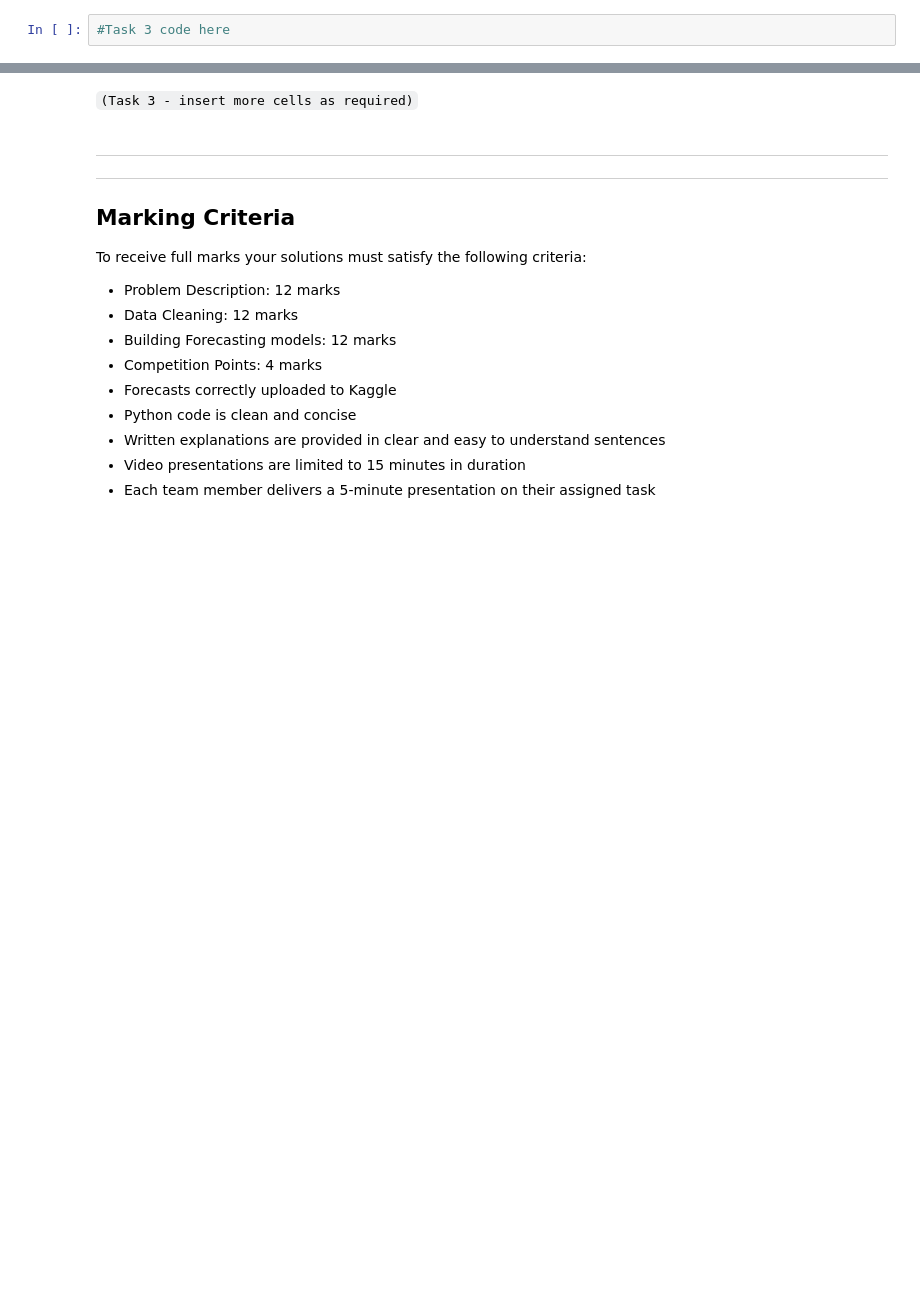
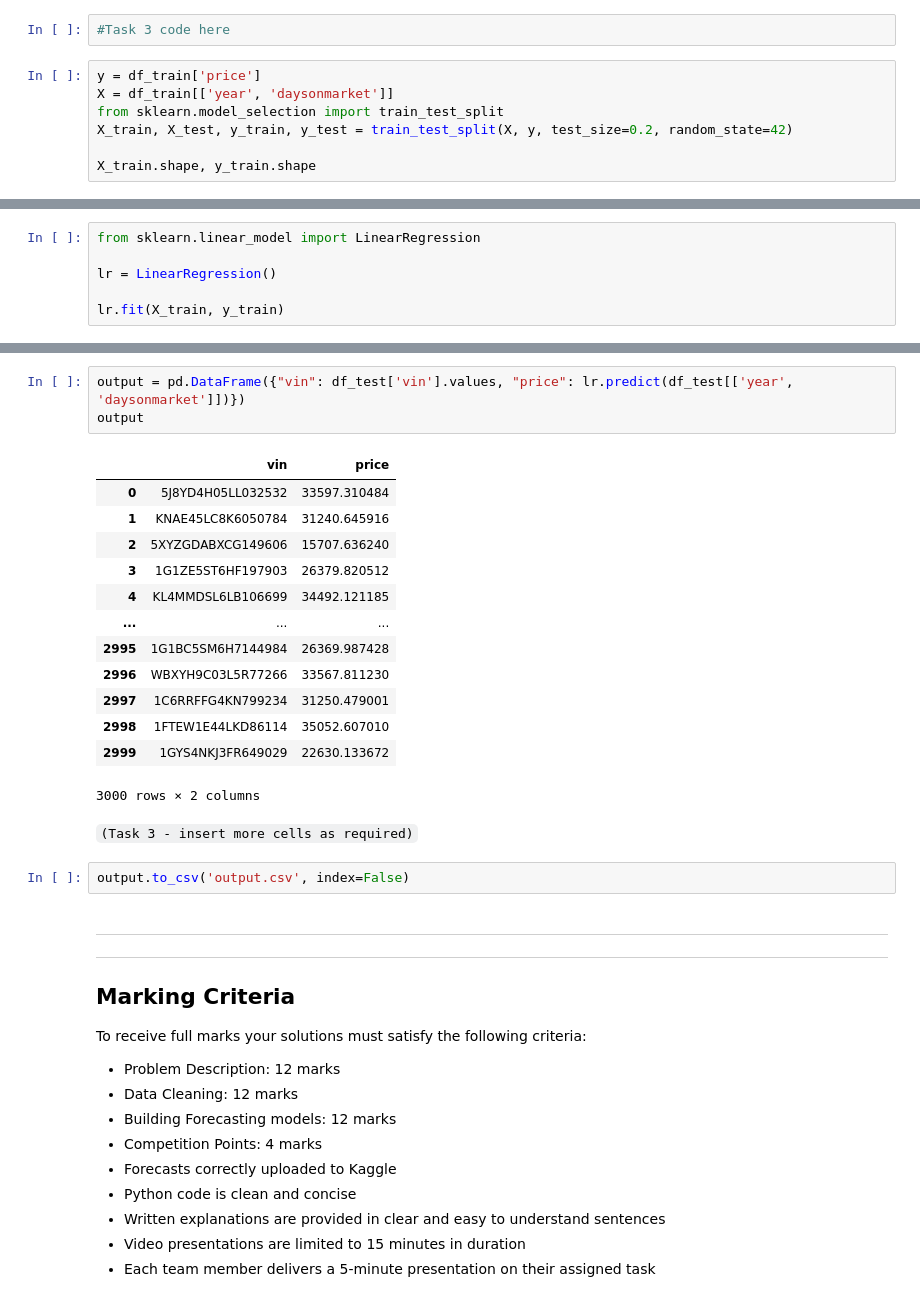
Before and after one commit to Tomor4341/Used-Car-Sales-Analysis, a Jupyter notebook: S1_2024_BUSA3020.ipynb, the cells around one changed output, grey strips where cells are left out. Saved outputs shown, nothing was run; the diff lists cells and outputs as text; blank space fills up the shorter version.

```diff
--- a/S1_2024_BUSA3020.ipynb
+++ b/S1_2024_BUSA3020.ipynb
@@ -352,3 +359,10 @@ Make sure you **clearly explain each step** you do both in Markdown and on the r
 Student in charge of this task: `Chau Anh Cong`
 # %%
 #Task 3 code here
+# %%
+y = df_train['price']
+X = df_train[['year', 'daysonmarket']]
+from sklearn.model_selection import train_test_split
+X_train, X_test, y_train, y_test = train_test_split(X, y, test_size=0.2, random_state=42)
+
+X_train.shape, y_train.shape
@@ -354,0 +373,6 @@ Student in charge of this task: `Chau Anh Cong`
+# %%
+from sklearn.linear_model import LinearRegression
+
+lr = LinearRegression()
+
+lr.fit(X_train, y_train)
@@ -355,5 +390,24 @@ Student in charge of this task: `Chau Anh Cong`
+# %%
+output = pd.DataFrame({"vin": df_test['vin'].values, "price": lr.predict(df_test[['year', 'daysonmarket']])})
+output
+# %% [output]
+|  | vin | price |
+| 0 | 5J8YD4H05LL032532 | 33597.310484 |
+| 1 | KNAE45LC8K6050784 | 31240.645916 |
+| 2 | 5XYZGDABXCG149606 | 15707.636240 |
+| 3 | 1G1ZE5ST6HF197903 | 26379.820512 |
+| 4 | KL4MMDSL6LB106699 | 34492.121185 |
+| ... | ... | ... |
+| 2995 | 1G1BC5SM6H7144984 | 26369.987428 |
+| 2996 | WBXYH9C03L5R77266 | 33567.811230 |
+| 2997 | 1C6RRFFG4KN799234 | 31250.479001 |
+| 2998 | 1FTEW1E44LKD86114 | 35052.607010 |
+| 2999 | 1GYS4NKJ3FR649029 | 22630.133672 |
+3000 rows × 2 columns
 # %% [markdown]
 `(Task 3 - insert more cells as required)`
+# %%
+output.to_csv('output.csv', index=False)
 # %% [markdown]
 ---
 ---
```
Also changed, not shown: parts of 7 cells of this notebook, 1 other file.
